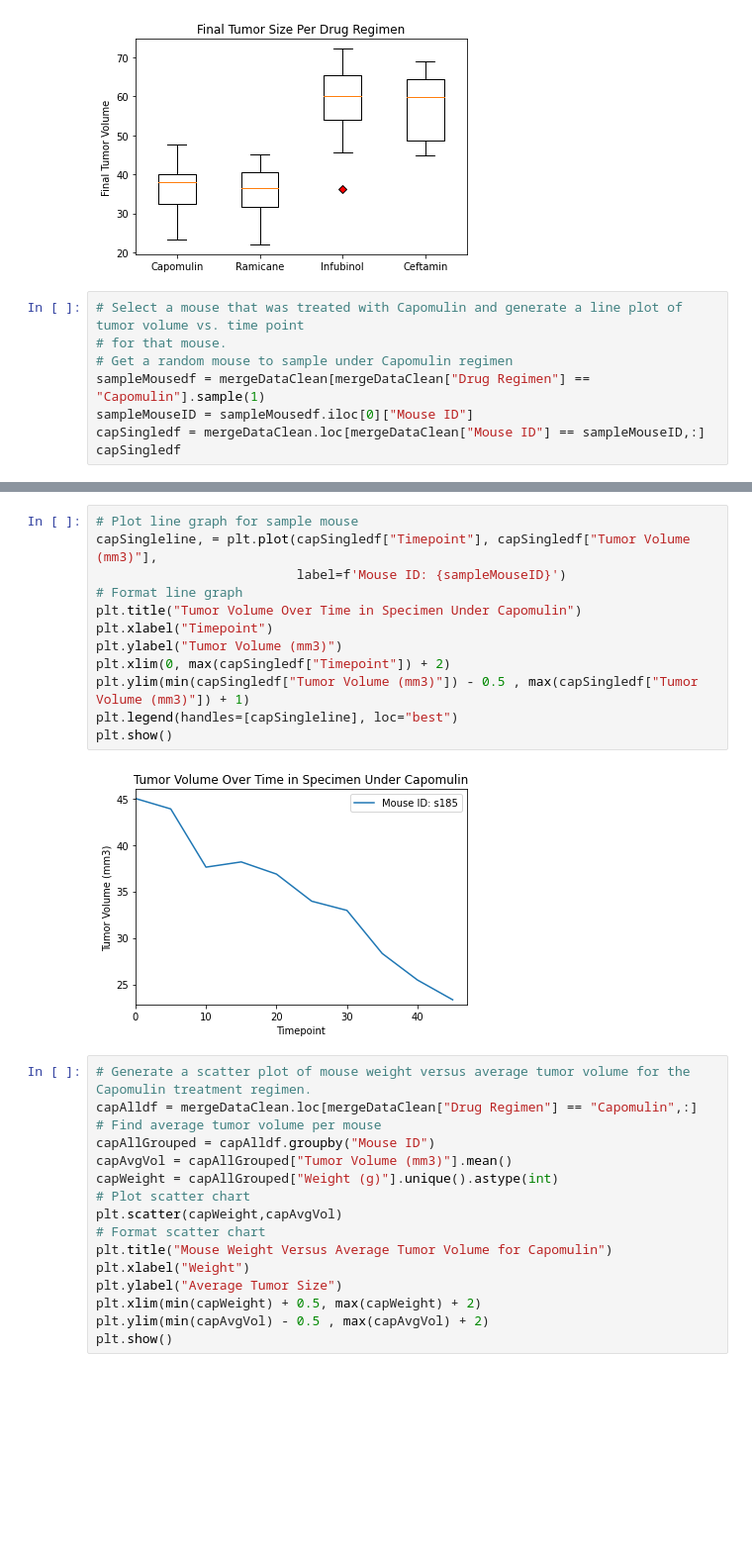
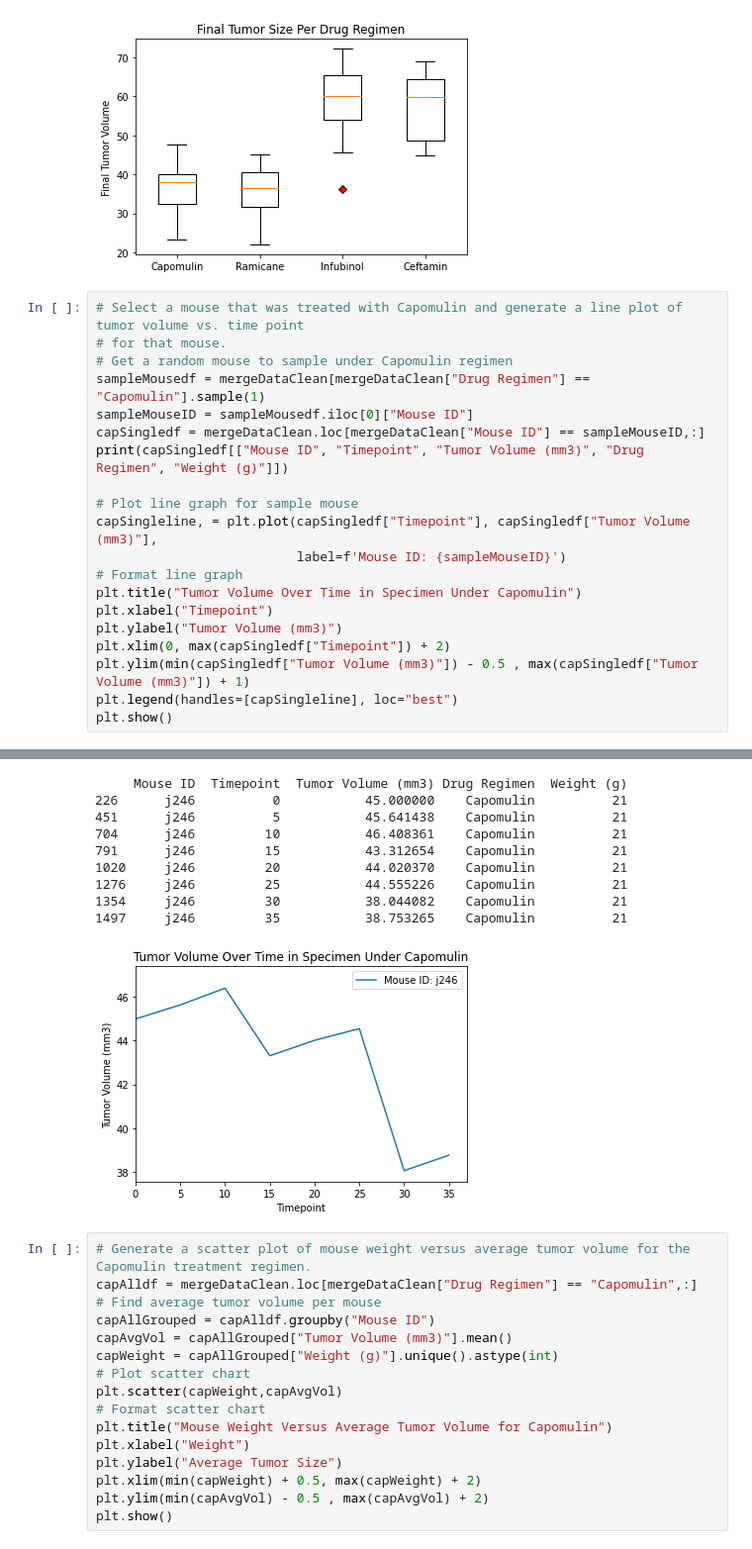
Before and after one commit to SanabuW/matplotlib-challenge, a Jupyter notebook: pymaceuticals_submission_file.ipynb, the cells around one changed output, grey strips where cells are left out. Shown: that part at 99% size. Saved outputs shown, nothing was run; the diff lists cells and outputs as text; blank space fills up the shorter version.

```diff
--- a/pymaceuticals_submission_file.ipynb
+++ b/pymaceuticals_submission_file.ipynb
@@ -414,5 +423,17 @@ plt.show()
 sampleMousedf = mergeDataClean[mergeDataClean["Drug Regimen"] == "Capomulin"].sample(1)
 sampleMouseID = sampleMousedf.iloc[0]["Mouse ID"]
 capSingledf = mergeDataClean.loc[mergeDataClean["Mouse ID"] == sampleMouseID,:]
-capSingledf
+print(capSingledf[["Mouse ID", "Timepoint", "Tumor Volume (mm3)", "Drug Regimen", "Weight (g)"]])
+
+# Plot line graph for sample mouse
+capSingleline, = plt.plot(capSingledf["Timepoint"], capSingledf["Tumor Volume (mm3)"],
+                          label=f'Mouse ID: {sampleMouseID}')
+# Format line graph
+plt.title("Tumor Volume Over Time in Specimen Under Capomulin")
+plt.xlabel("Timepoint")
+plt.ylabel("Tumor Volume (mm3)")
+plt.xlim(0, max(capSingledf["Timepoint"]) + 2)
+plt.ylim(min(capSingledf["Tumor Volume (mm3)"]) - 0.5 , max(capSingledf["Tumor Volume (mm3)"]) + 1)
+plt.legend(handles=[capSingleline], loc="best")
+plt.show()
 # %% [output]
@@ -430,17 +440,13 @@ capSingledf
+     Mouse ID  Timepoint  Tumor Volume (mm3) Drug Regimen  Weight (g)
+226      j246          0           45.000000    Capomulin          21
+451      j246          5           45.641438    Capomulin          21
+704      j246         10           46.408361    Capomulin          21
+791      j246         15           43.312654    Capomulin          21
+1020     j246         20           44.020370    Capomulin          21
+1276     j246         25           44.555226    Capomulin          21
+1354     j246         30           38.044082    Capomulin          21
+1497     j246         35           38.753265    Capomulin          21
+[figure, added]
-# %%
-# Plot line graph for sample mouse
-capSingleline, = plt.plot(capSingledf["Timepoint"], capSingledf["Tumor Volume (mm3)"],
-                          label=f'Mouse ID: {sampleMouseID}')
-# Format line graph
-plt.title("Tumor Volume Over Time in Specimen Under Capomulin")
-plt.xlabel("Timepoint")
-plt.ylabel("Tumor Volume (mm3)")
-plt.xlim(0, max(capSingledf["Timepoint"]) + 2)
-plt.ylim(min(capSingledf["Tumor Volume (mm3)"]) - 0.5 , max(capSingledf["Tumor Volume (mm3)"]) + 1)
-plt.legend(handles=[capSingleline], loc="best")
-plt.show()
-# %% [output]
-[figure, removed]
 # %%
 # Generate a scatter plot of mouse weight versus average tumor volume for the Capomulin treatment regimen.
 capAlldf = mergeDataClean.loc[mergeDataClean["Drug Regimen"] == "Capomulin",:]
```
Also changed, not shown: parts of 6 cells of this notebook, 2 other files.
